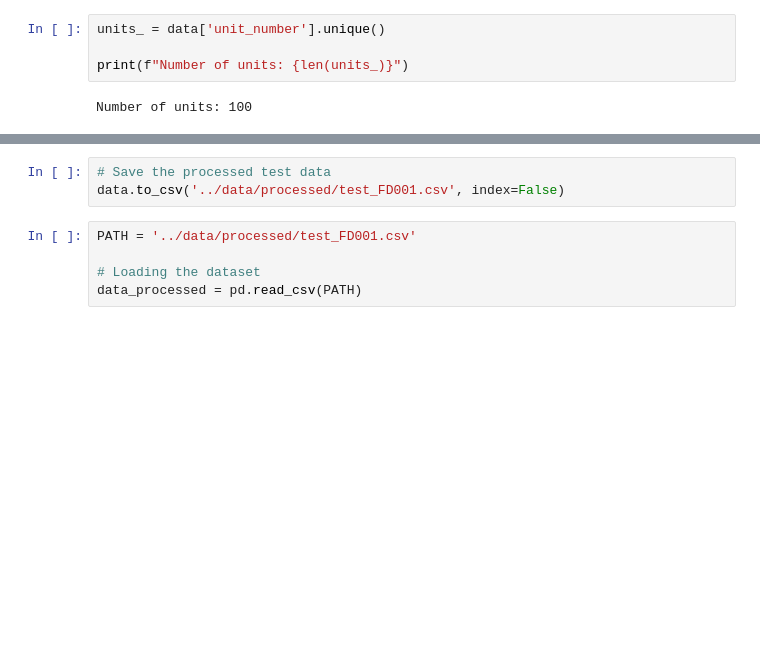
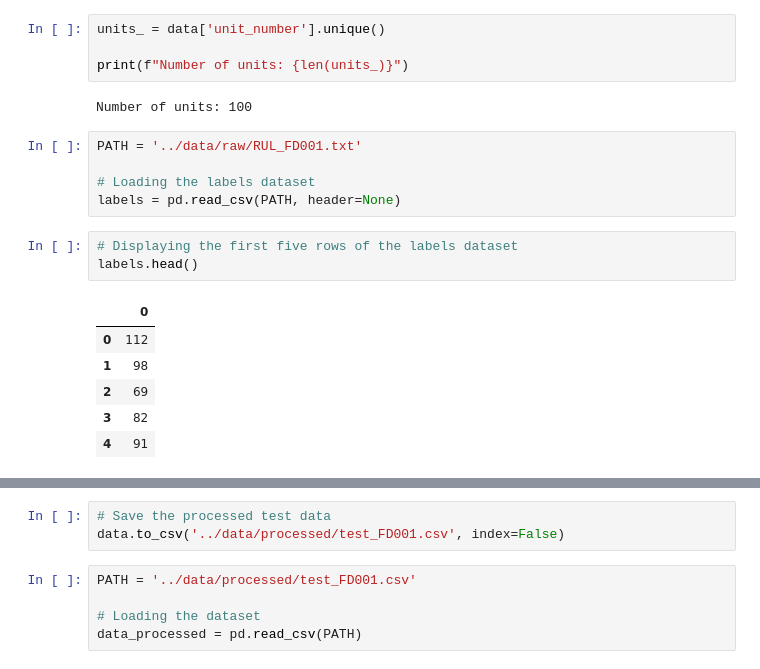
Before and after one commit to phpfontana/trabalho-bi-2024-01, a Jupyter notebook: notebooks/01-data-processing-02-test.ipynb, the cells around one changed output, grey strips where cells are left out. Drawn from its saved outputs; the diff is of its cells as text; blank space fills up the shorter version.

```diff
--- a/notebooks/01-data-processing-02-test.ipynb
+++ b/notebooks/01-data-processing-02-test.ipynb
@@ -62,3 +62,18 @@ units_ = data['unit_number'].unique()
 print(f"Number of units: {len(units_)}")
 # %% [output]
 Number of units: 100
+# %%
+PATH = '../data/raw/RUL_FD001.txt'
+
+# Loading the labels dataset
+labels = pd.read_csv(PATH, header=None)
+# %%
+# Displaying the first five rows of the labels dataset
+labels.head()
+# %% [output]
+|  | 0 |
+| 0 | 112 |
+| 1 | 98 |
+| 2 | 69 |
+| 3 | 82 |
+| 4 | 91 |
```
Also changed, not shown: parts of 9 cells of this notebook, 1 other file.
